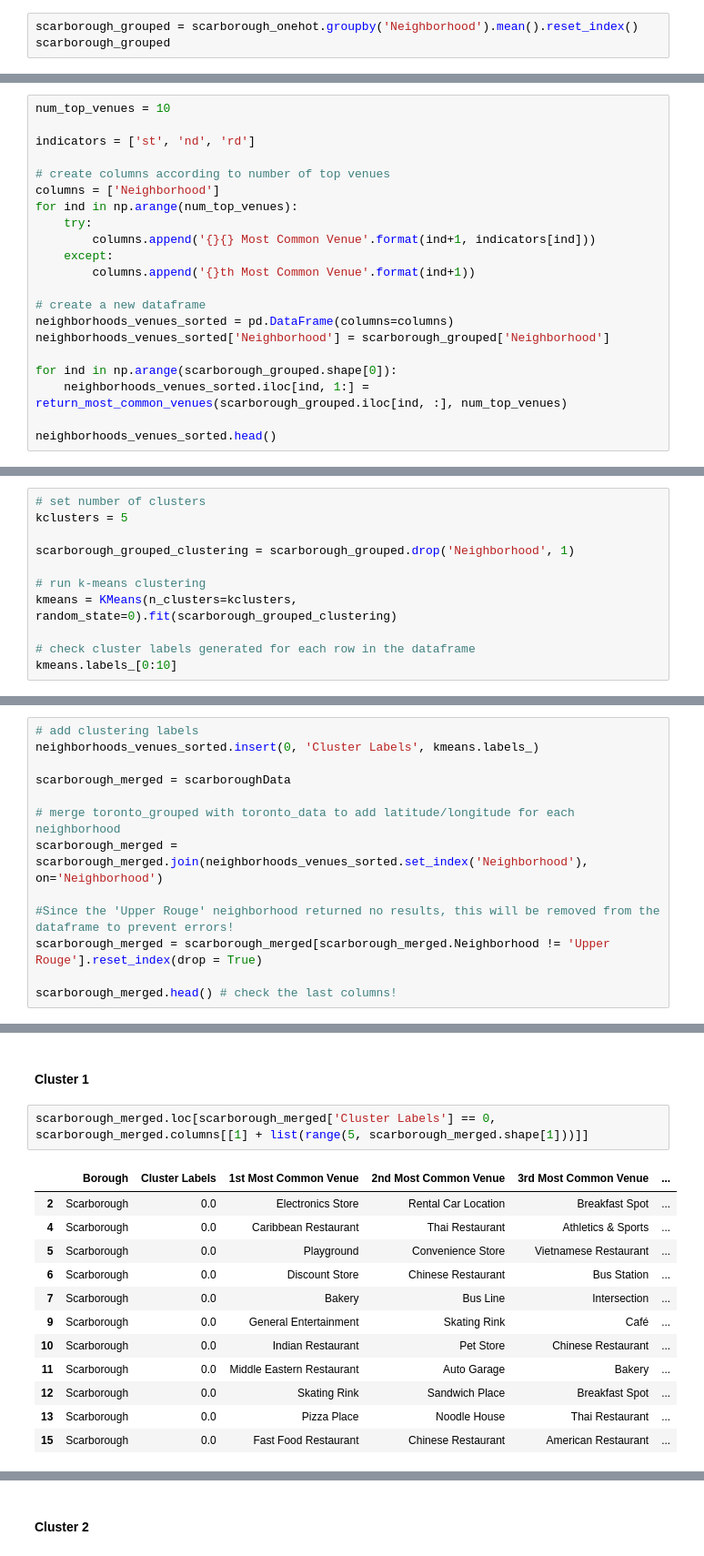
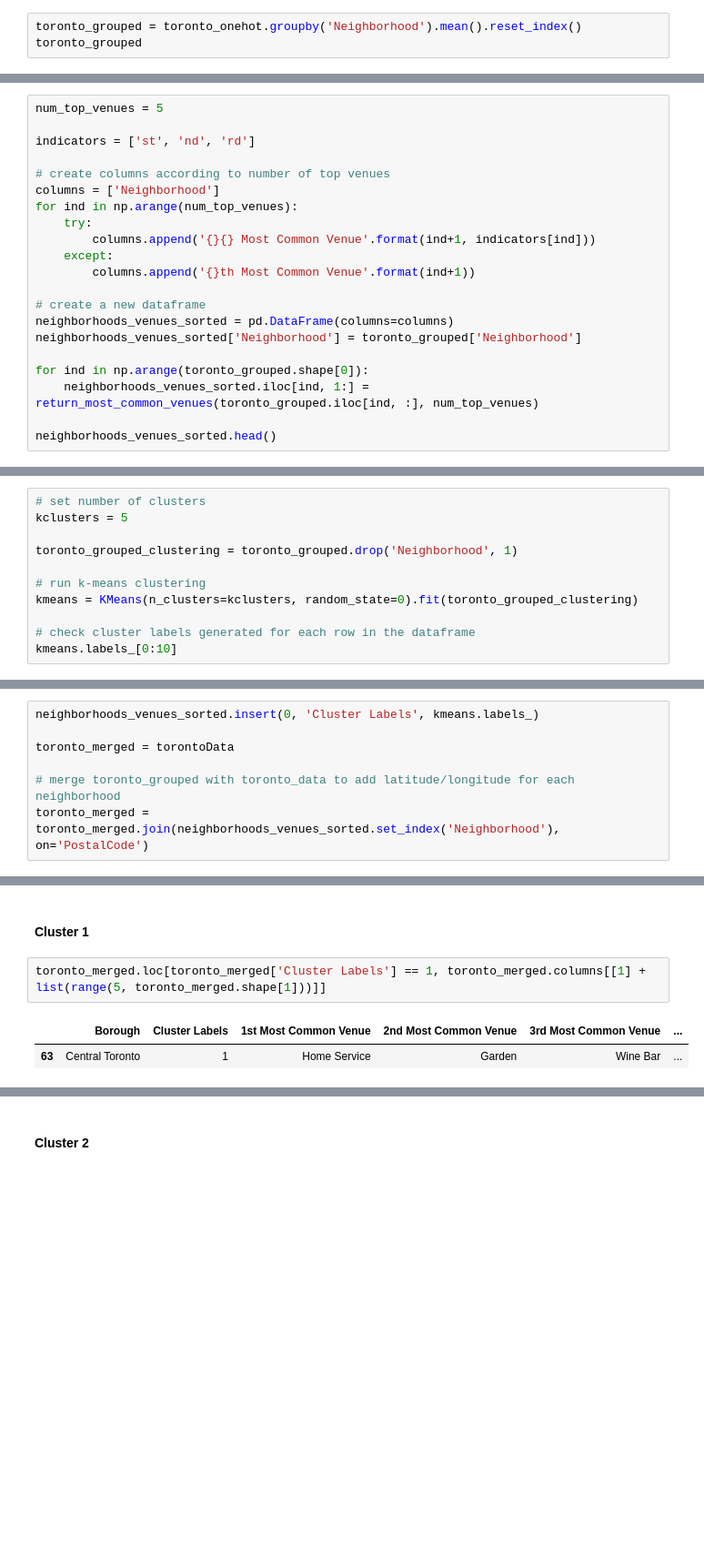
Before and after one commit to catfss/CapstoneProject, a Jupyter notebook: Part3_SegmentingClusteringNeighborhoods.ipynb, the cells around one changed output, grey strips where cells are left out. Shown at 91% size. Cells and saved outputs as stored; diff of their text form; blank space fills up the shorter version.

```diff
--- a/Part3_SegmentingClusteringNeighborhoods.ipynb
+++ b/Part3_SegmentingClusteringNeighborhoods.ipynb
@@ -471,4 +326,4 @@ scarborough_onehot.shape
 # %%
-scarborough_grouped = scarborough_onehot.groupby('Neighborhood').mean().reset_index()
-scarborough_grouped
+toronto_grouped = toronto_onehot.groupby('Neighborhood').mean().reset_index()
+toronto_grouped
 # %% [output]
@@ -542,5 +357,5 @@ Now let's create the new dataframe and display the top 10 venues for each neighb
 # %%
-num_top_venues = 10
+num_top_venues = 5
 
 indicators = ['st', 'nd', 'rd']
 
@@ -554,10 +369,10 @@ for ind in np.arange(num_top_venues):
 
 # create a new dataframe
 neighborhoods_venues_sorted = pd.DataFrame(columns=columns)
-neighborhoods_venues_sorted['Neighborhood'] = scarborough_grouped['Neighborhood']
+neighborhoods_venues_sorted['Neighborhood'] = toronto_grouped['Neighborhood']
 
-for ind in np.arange(scarborough_grouped.shape[0]):
-    neighborhoods_venues_sorted.iloc[ind, 1:] = return_most_common_venues(scarborough_grouped.iloc[ind, :], num_top_venues)
+for ind in np.arange(toronto_grouped.shape[0]):
+    neighborhoods_venues_sorted.iloc[ind, 1:] = return_most_common_venues(toronto_grouped.iloc[ind, :], num_top_venues)
 
 neighborhoods_venues_sorted.head()
 # %% [output]
@@ -577,10 +392,10 @@ Run *k*-means to cluster the neighborhood into 5 clusters.
 # set number of clusters
 kclusters = 5
 
-scarborough_grouped_clustering = scarborough_grouped.drop('Neighborhood', 1)
+toronto_grouped_clustering = toronto_grouped.drop('Neighborhood', 1)
 
 # run k-means clustering
-kmeans = KMeans(n_clusters=kclusters, random_state=0).fit(scarborough_grouped_clustering)
+kmeans = KMeans(n_clusters=kclusters, random_state=0).fit(toronto_grouped_clustering)
 
 # check cluster labels generated for each row in the dataframe
 kmeans.labels_[0:10]
@@ -591,13 +406,7 @@ Let's create a new dataframe that includes the cluster as well as the top 10 ven
 # %%
-# add clustering labels
 neighborhoods_venues_sorted.insert(0, 'Cluster Labels', kmeans.labels_)
 
-scarborough_merged = scarboroughData
+toronto_merged = torontoData
 
 # merge toronto_grouped with toronto_data to add latitude/longitude for each neighborhood
-scarborough_merged = scarborough_merged.join(neighborhoods_venues_sorted.set_index('Neighborhood'), on='Neighborhood')
-
-#Since the 'Upper Rouge' neighborhood returned no results, this will be removed from the dataframe to prevent errors!
-scarborough_merged = scarborough_merged[scarborough_merged.Neighborhood != 'Upper Rouge'].reset_index(drop = True)
-
-scarborough_merged.head() # check the last columns!
+toronto_merged = toronto_merged.join(neighborhoods_venues_sorted.set_index('Neighborhood'), on='PostalCode')
@@ -647,17 +489,7 @@ Now, you can examine each cluster and determine the discriminating venue categor
 # %% [markdown]
 #### Cluster 1
 # %%
-scarborough_merged.loc[scarborough_merged['Cluster Labels'] == 0, scarborough_merged.columns[[1] + list(range(5, scarborough_merged.shape[1]))]]
+toronto_merged.loc[toronto_merged['Cluster Labels'] == 1, toronto_merged.columns[[1] + list(range(5, toronto_merged.shape[1]))]]
 # %% [output]
 |  | Borough | Cluster Labels | 1st Most Common Venue | 2nd Most Common Venue | 3rd Most Common Venue | ... |
-| 2 | Scarborough | 0.0 | Electronics Store | Rental Car Location | Breakfast Spot | ... |
-| 4 | Scarborough | 0.0 | Caribbean Restaurant | Thai Restaurant | Athletics & Sports | ... |
-| 5 | Scarborough | 0.0 | Playground | Convenience Store | Vietnamese Restaurant | ... |
-| 6 | Scarborough | 0.0 | Discount Store | Chinese Restaurant | Bus Station | ... |
-| 7 | Scarborough | 0.0 | Bakery | Bus Line | Intersection | ... |
-| 9 | Scarborough | 0.0 | General Entertainment | Skating Rink | Café | ... |
-| 10 | Scarborough | 0.0 | Indian Restaurant | Pet Store | Chinese Restaurant | ... |
-| 11 | Scarborough | 0.0 | Middle Eastern Restaurant | Auto Garage | Bakery | ... |
-| 12 | Scarborough | 0.0 | Skating Rink | Sandwich Place | Breakfast Spot | ... |
-| 13 | Scarborough | 0.0 | Pizza Place | Noodle House | Thai Restaurant | ... |
-| 15 | Scarborough | 0.0 | Fast Food Restaurant | Chinese Restaurant | American Restaurant | ... |
+| 63 | Central Toronto | 1 | Home Service | Garden | Wine Bar | ... |
```
Also changed, not shown: parts of 99 cells of this notebook.
